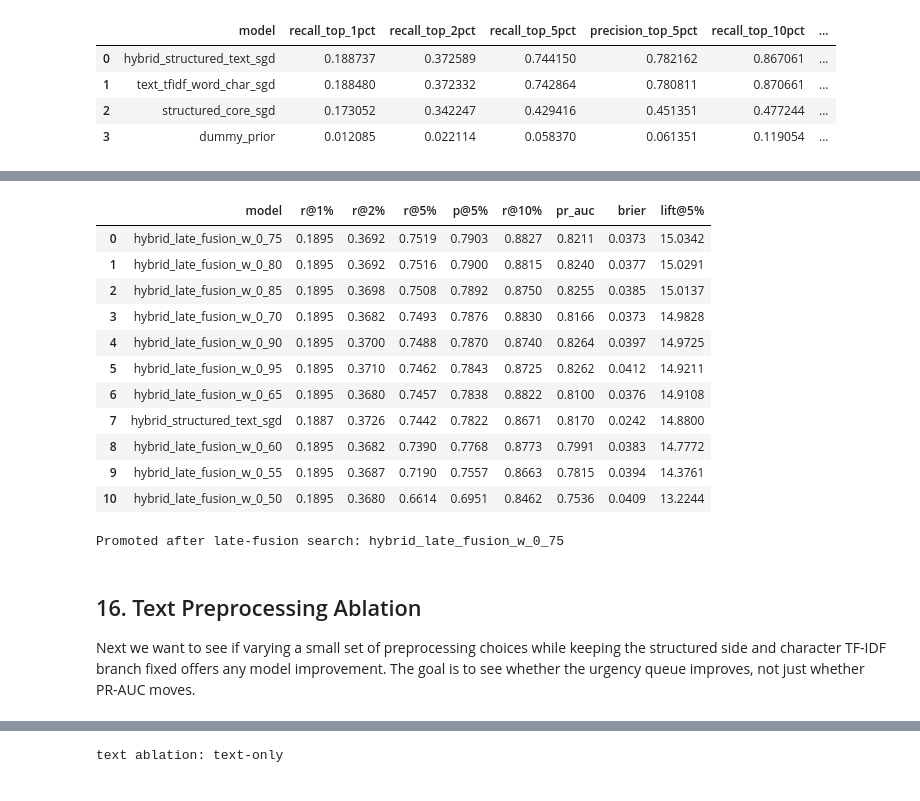
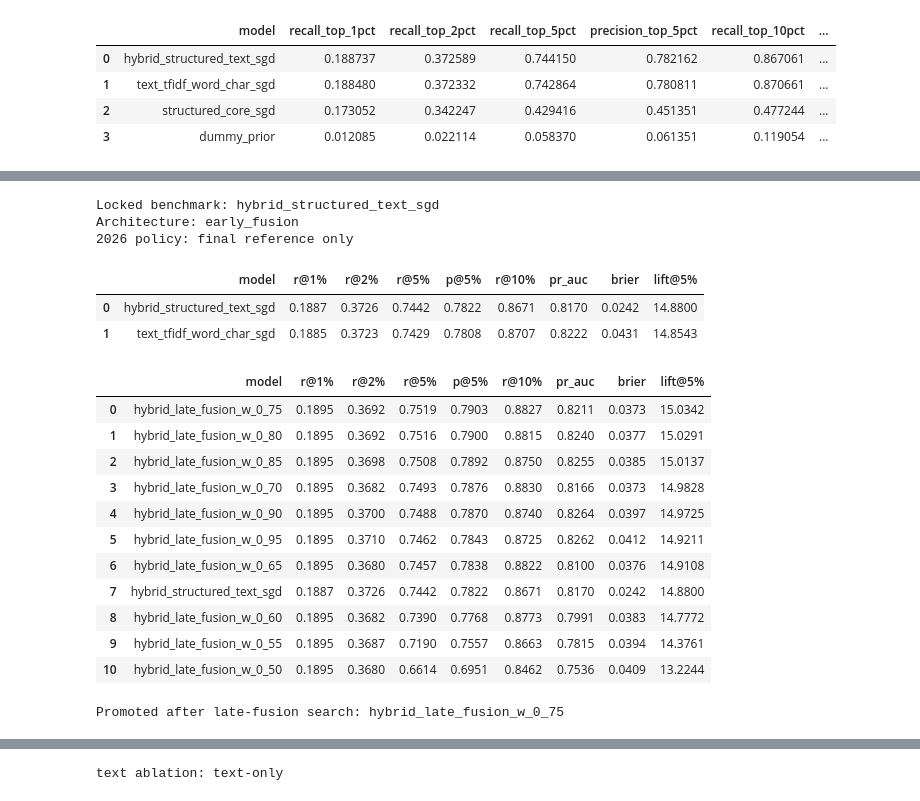
Before and after one commit to DavisM1212/NHTSA-ODI-Complaint-Analytics, a Jupyter notebook: notebooks/Severity_Ranking_Framework.ipynb, the cells around one changed output, grey strips where cells are left out. Saved outputs shown, nothing was run; the diff lists cells and outputs as text; code cells hidden in the pictures.

```diff
--- a/notebooks/Severity_Ranking_Framework.ipynb
+++ b/notebooks/Severity_Ranking_Framework.ipynb
@@ -1630,38 +1600,51 @@ The current early fusion hybrid already works, but the our results showed a cons
 # %%
+promoted_hybrid_state = dict(base_hybrid_state)
+
+print("Locked benchmark:", promoted_hybrid_state['name'])
+print("Architecture:", promoted_hybrid_state['architecture'])
+print("2026 policy:", "final reference only")
+
+display(compact_candidate_view(build_candidate_selection_table([
+    'text_tfidf_word_char_sgd',
+    promoted_hybrid_state['name']
+])))
+
 late_fusion_weights = [0.50, 0.55, 0.60, 0.65, 0.70, 0.75, 0.80, 0.85, 0.90, 0.95]
 late_fusion_states = [
     build_late_fusion_state(
         f"hybrid_late_fusion_w_{weight:.2f}".replace('.', '_'),
         base_structured_state,
         base_text_state,
         weight
     )
     for weight in late_fusion_weights
 ]
 
 late_fusion_selection, late_fusion_winner = choose_between_candidates(
     [promoted_hybrid_state['name']] + [state['name'] for state in late_fusion_states],
     current_name=promoted_hybrid_state['name']
 )
 late_fusion_lookup = {state['name']: state for state in late_fusion_states}
 
 display(compact_candidate_view(late_fusion_selection))
 promoted_hybrid_state = update_promoted_state(promoted_hybrid_state, late_fusion_winner, late_fusion_lookup, 'late-fusion search')
 # %% [output]
+Locked benchmark: hybrid_structured_text_sgd
+Architecture: early_fusion
+2026 policy: final reference only
 |  | model | r@1% | r@2% | r@5% | p@5% | r@10% | pr_auc | brier | lift@5% |
-| 0 | hybrid_late_fusion_w_0_75 | 0.1895 | 0.3692 | 0.7519 | 0.7903 | 0.8827 | 0.8211 | 0.0373 | 15.0342 |
-| 1 | hybrid_late_fusion_w_0_80 | 0.1895 | 0.3692 | 0.7516 | 0.7900 | 0.8815 | 0.8240 | 0.0377 | 15.0291 |
-| 2 | hybrid_late_fusion_w_0_85 | 0.1895 | 0.3698 | 0.7508 | 0.7892 | 0.8750 | 0.8255 | 0.0385 | 15.0137 |
-| 3 | hybrid_late_fusion_w_0_70 | 0.1895 | 0.3682 | 0.7493 | 0.7876 | 0.8830 | 0.8166 | 0.0373 | 14.9828 |
-| 4 | hybrid_late_fusion_w_0_90 | 0.1895 | 0.3700 | 0.7488 | 0.7870 | 0.8740 | 0.8264 | 0.0397 | 14.9725 |
-| 5 | hybrid_late_fusion_w_0_95 | 0.1895 | 0.3710 | 0.7462 | 0.7843 | 0.8725 | 0.8262 | 0.0412 | 14.9211 |
-| 6 | hybrid_late_fusion_w_0_65 | 0.1895 | 0.3680 | 0.7457 | 0.7838 | 0.8822 | 0.8100 | 0.0376 | 14.9108 |
-| 7 | hybrid_structured_text_sgd | 0.1887 | 0.3726 | 0.7442 | 0.7822 | 0.8671 | 0.8170 | 0.0242 | 14.8800 |
-| 8 | hybrid_late_fusion_w_0_60 | 0.1895 | 0.3682 | 0.7390 | 0.7768 | 0.8773 | 0.7991 | 0.0383 | 14.7772 |
-| 9 | hybrid_late_fusion_w_0_55 | 0.1895 | 0.3687 | 0.7190 | 0.7557 | 0.8663 | 0.7815 | 0.0394 | 14.3761 |
-| 10 | hybrid_late_fusion_w_0_50 | 0.1895 | 0.3680 | 0.6614 | 0.6951 | 0.8462 | 0.7536 | 0.0409 | 13.2244 |
+| 0 | hybrid_structured_text_sgd | 0.1887 | 0.3726 | 0.7442 | 0.7822 | 0.8671 | 0.8170 | 0.0242 | 14.8800 |
+| 1 | text_tfidf_word_char_sgd | 0.1885 | 0.3723 | 0.7429 | 0.7808 | 0.8707 | 0.8222 | 0.0431 | 14.8543 |
-Promoted after late-fusion search: hybrid_late_fusion_w_0_75
+|  | model | r@1% | r@2% | r@5% | p@5% | r@10% | pr_auc | brier | lift@5% |
+| 0 | hybrid_late_fusion_w_0_75 | 0.1895 | 0.3692 | 0.7519 | 0.7903 | 0.8827 | 0.8211 | 0.0373 | 15.0342 |
+| 1 | hybrid_late_fusion_w_0_80 | 0.1895 | 0.3692 | 0.7516 | 0.7900 | 0.8815 | 0.8240 | 0.0377 | 15.0291 |
+| 2 | hybrid_late_fusion_w_0_85 | 0.1895 | 0.3698 | 0.7508 | 0.7892 | 0.8750 | 0.8255 | 0.0385 | 15.0137 |
+| 3 | hybrid_late_fusion_w_0_70 | 0.1895 | 0.3682 | 0.7493 | 0.7876 | 0.8830 | 0.8166 | 0.0373 | 14.9828 |
+| 4 | hybrid_late_fusion_w_0_90 | 0.1895 | 0.3700 | 0.7488 | 0.7870 | 0.8740 | 0.8264 | 0.0397 | 14.9725 |
+| 5 | hybrid_late_fusion_w_0_95 | 0.1895 | 0.3710 | 0.7462 | 0.7843 | 0.8725 | 0.8262 | 0.0412 | 14.9211 |
+| 6 | hybrid_late_fusion_w_0_65 | 0.1895 | 0.3680 | 0.7457 | 0.7838 | 0.8822 | 0.8100 | 0.0376 | 14.9108 |
+| 7 | hybrid_structured_text_sgd | 0.1887 | 0.3726 | 0.7442 | 0.7822 | 0.8671 | 0.8170 | 0.0242 | 14.8800 |
+| 8 | hybrid_late_fusion_w_0_60 | 0.1895 | 0.3682 | 0.7390 | 0.7768 | 0.8773 | 0.7991 | 0.0383 | 14.7772 |
+| 9 | hybrid_late_fusion_w_0_55 | 0.1895 | 0.3687 | 0.7190 | 0.7557 | 0.8663 | 0.7815 | 0.0394 | 14.3761 |
+| 10 | hybrid_late_fusion_w_0_50 | 0.1895 | 0.3680 | 0.6614 | 0.6951 | 0.8462 | 0.7536 | 0.0409 | 13.2244 |
+Promoted after late-fusion search: hybrid_late_fusion_w_0_75
-# %% [markdown]
-## 16. Text Preprocessing Ablation
-
-Next we want to see if varying a small set of preprocessing choices while keeping the structured side and character TF-IDF branch fixed offers any model improvement. The goal is to see whether the urgency queue improves, not just whether PR-AUC moves.
```
Also changed, not shown: parts of 53 cells of this notebook.
